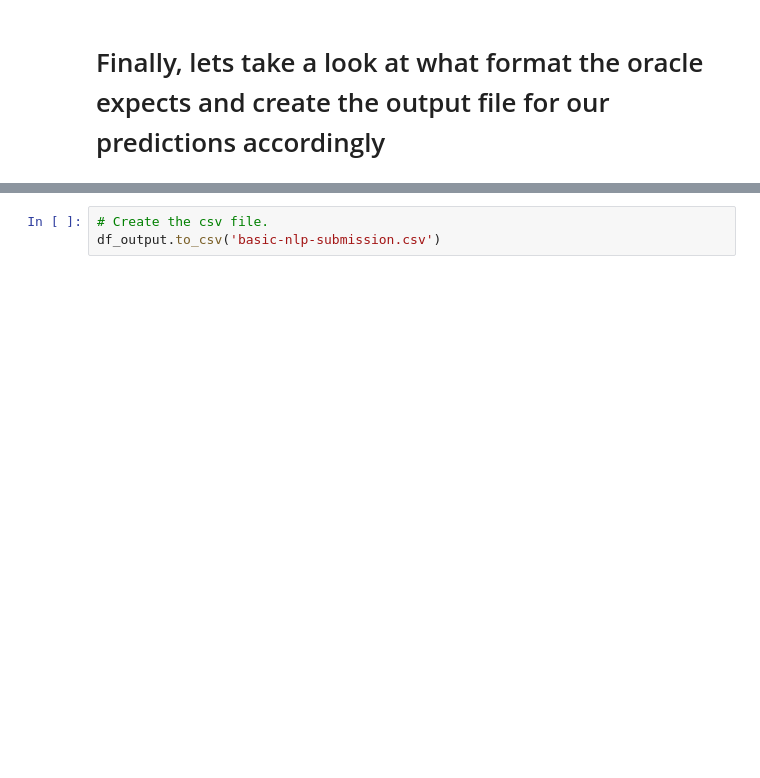
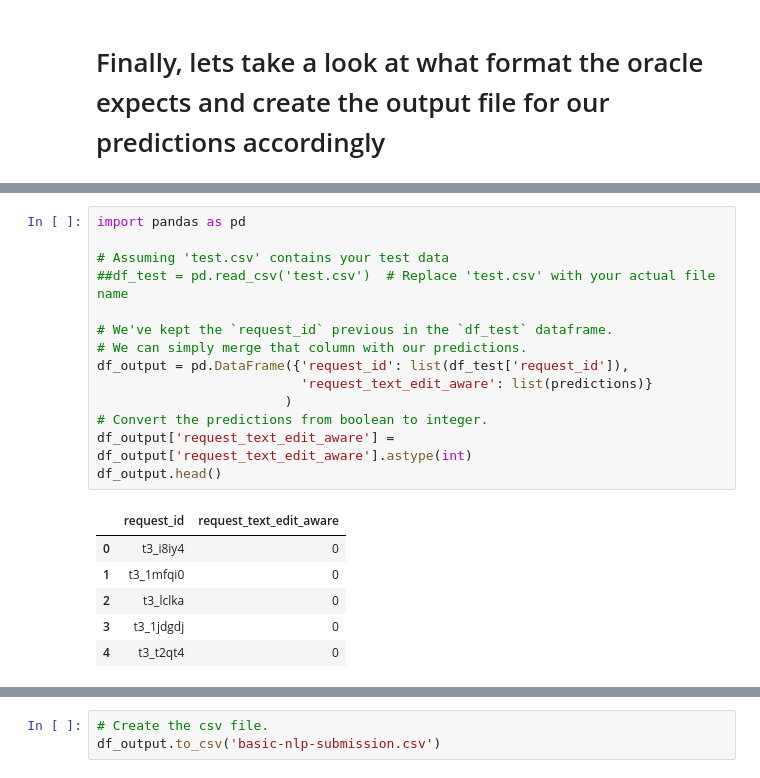
Before and after one commit to Viny2030/NLP, a Jupyter notebook: Basic_NLP_with_NLTK.ipynb, the cells around one changed output, grey strips where cells are left out. Cells and saved outputs as stored; diff of their text form; blank space fills up the shorter version.

```diff
--- a/Basic_NLP_with_NLTK.ipynb
+++ b/Basic_NLP_with_NLTK.ipynb
@@ -1347,3 +1372,24 @@ FileNotFoundError: [Errno 2] No such file or directory: '../input/patching-pizza
+# %%
+import pandas as pd
+
+# Assuming 'test.csv' contains your test data
+##df_test = pd.read_csv('test.csv')  # Replace 'test.csv' with your actual file name
+
+# We've kept the `request_id` previous in the `df_test` dataframe.
+# We can simply merge that column with our predictions.
+df_output = pd.DataFrame({'request_id': list(df_test['request_id']),
+                          'request_text_edit_aware': list(predictions)}
+                        )
+# Convert the predictions from boolean to integer.
+df_output['request_text_edit_aware'] = df_output['request_text_edit_aware'].astype(int)
+df_output.head()
+# %% [output]
+|  | request_id | request_text_edit_aware |
+| 0 | t3_i8iy4 | 0 |
+| 1 | t3_1mfqi0 | 0 |
+| 2 | t3_lclka | 0 |
+| 3 | t3_1jdgdj | 0 |
+| 4 | t3_t2qt4 | 0 |
 # %%
 # We've kept the `request_id` previous in the `df_test` dataframe.
 # We can simply merge that column with our predictions.
```
Also changed, not shown: parts of 16 cells of this notebook.
